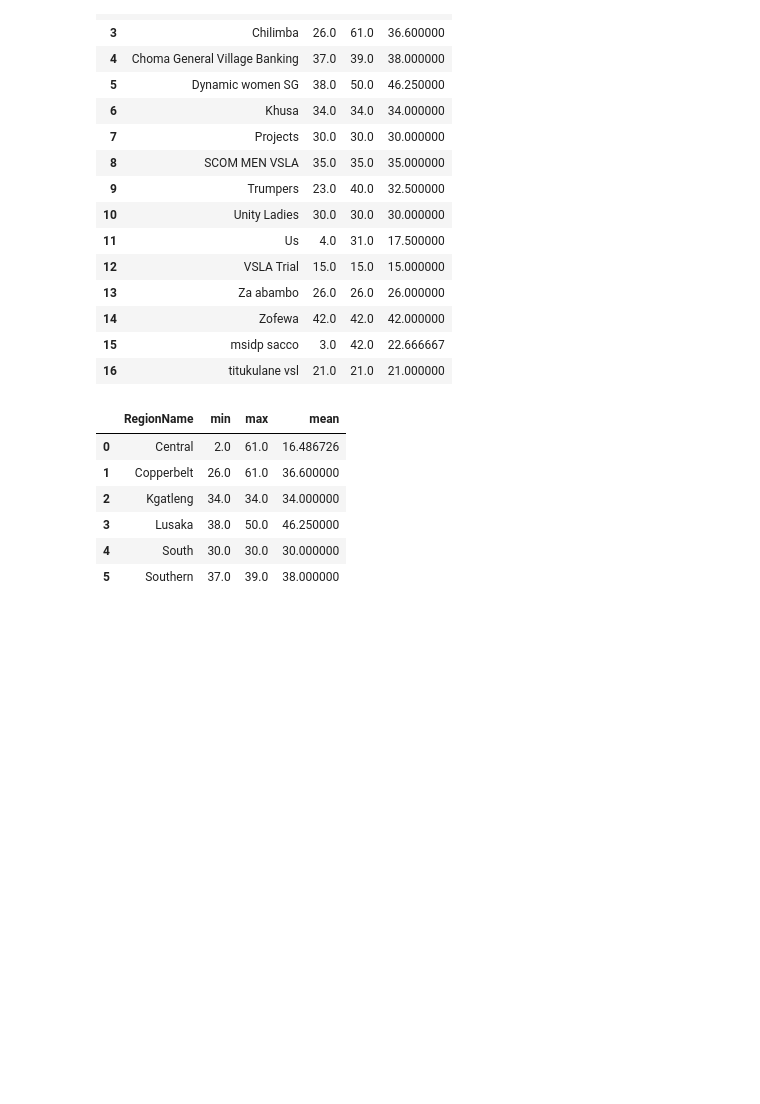
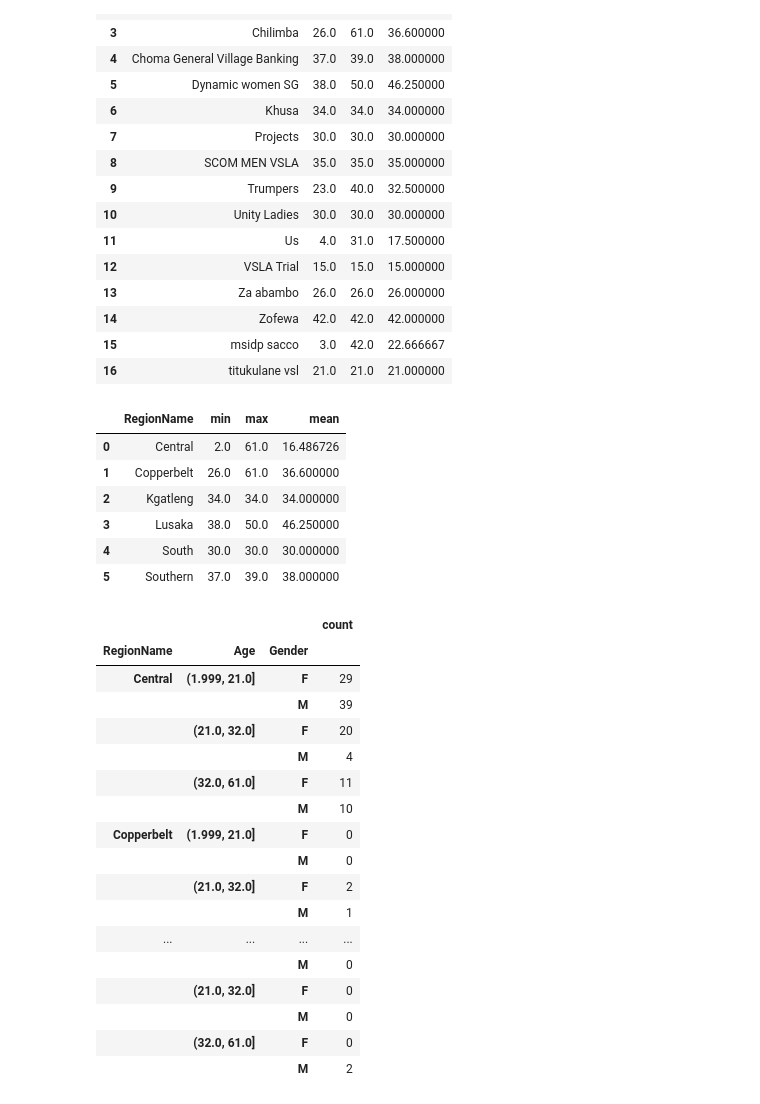
Before and after one commit to pike-msonda/adds_project, a Jupyter notebook: vsla.ipynb, the cells around one changed output. Saved outputs shown, nothing was run; the diff lists cells and outputs as text; code cells hidden in the pictures; blank space fills up the shorter version.

```diff
--- a/vsla.ipynb
+++ b/vsla.ipynb
@@ -127,5 +129,27 @@ group_members[group_members.Age > 0].groupby([group_members.RegionName]).Age.agg
 | 3 | Lusaka | 38.0 | 50.0 | 46.250000 |
 | 4 | South | 30.0 | 30.0 | 30.000000 |
 | 5 | Southern | 37.0 | 39.0 | 38.000000 |
+# %%
+age_groups = pd.qcut(group_members[group_members.Age > 0].Age, 4, duplicates='drop')
+group_members[group_members.Age > 0].groupby([group_members.RegionName, age_groups, group_members.Gender]).Age.agg(['count'])
+# %% [output]
+|  |  |  | count |
+| RegionName | Age | Gender |  |
+| Central | (1.999, 21.0] | F | 29 |
+|  |  | M | 39 |
+|  | (21.0, 32.0] | F | 20 |
+|  |  | M | 4 |
+|  | (32.0, 61.0] | F | 11 |
+|  |  | M | 10 |
+| Copperbelt | (1.999, 21.0] | F | 0 |
+|  |  | M | 0 |
+|  | (21.0, 32.0] | F | 2 |
+|  |  | M | 1 |
+| ... | ... | ... | ... |
+|  |  | M | 0 |
+|  | (21.0, 32.0] | F | 0 |
+|  |  | M | 0 |
+|  | (32.0, 61.0] | F | 0 |
+|  |  | M | 2 |
 # %%
 major_cities = ['Lilongwe', 'Zomba', 'Mzuzu', 'Blantyre'] #major cities in Malawi
```
Also changed, not shown: parts of 7 cells of this notebook.
